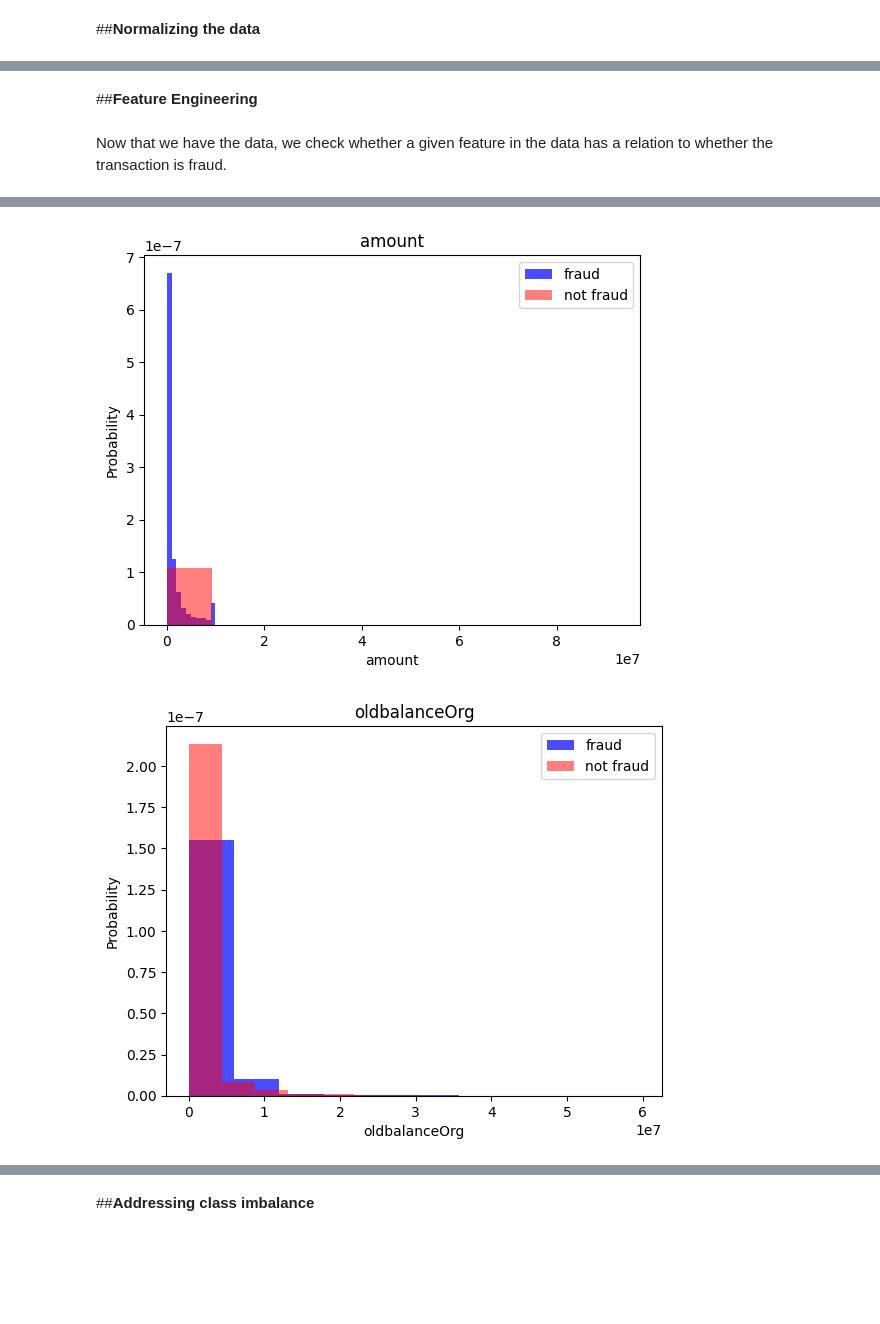
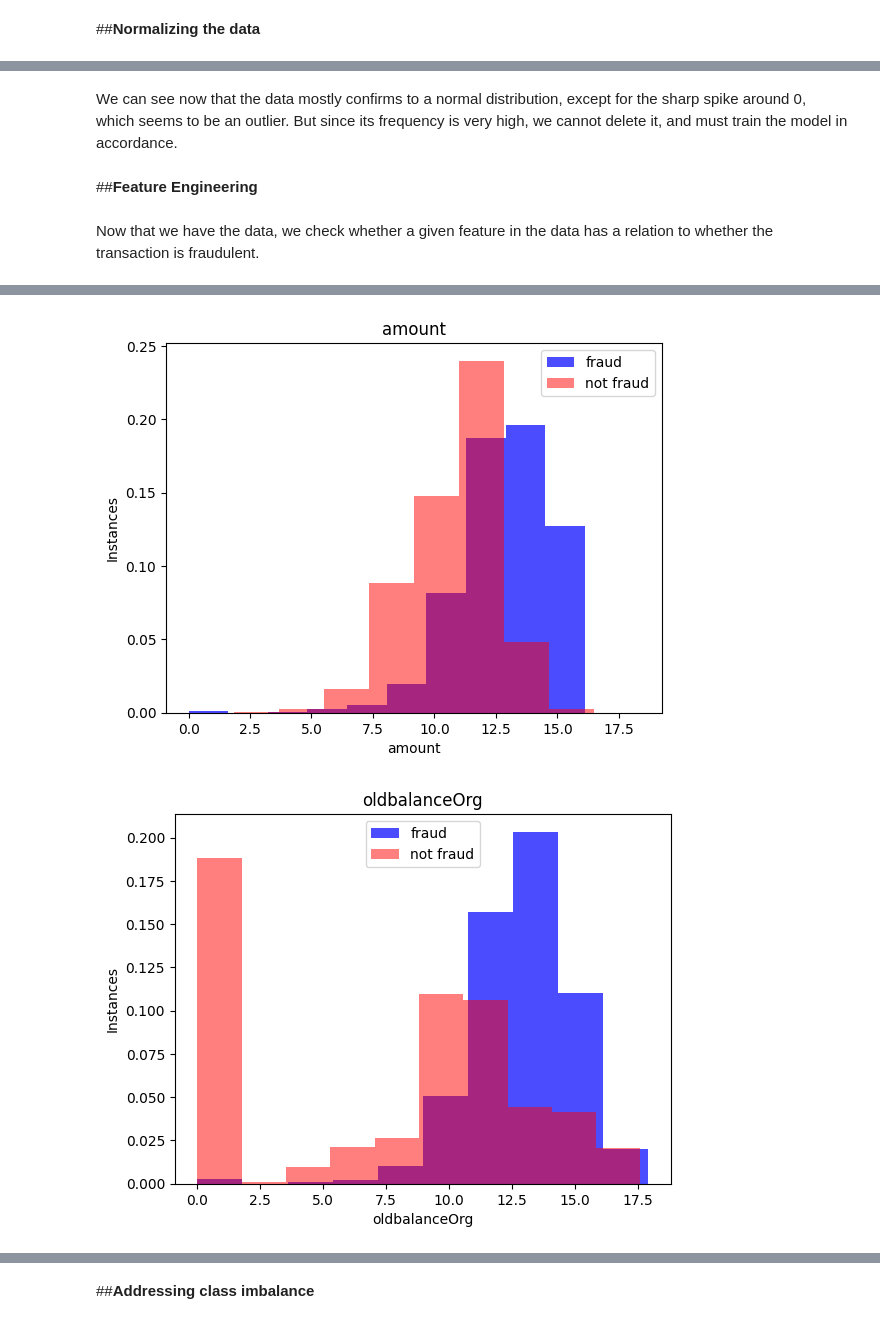
Before and after one commit to Priyesha710/summer-of-code-2024, a Jupyter notebook: Week1/Fraud_Detection.ipynb, the cells around one changed output, grey strips where cells are left out. Saved outputs shown, nothing was run; the diff lists cells and outputs as text; code cells hidden in the pictures; blank space fills up the shorter version.

```diff
--- a/Week1/Fraud_Detection.ipynb
+++ b/Week1/Fraud_Detection.ipynb
@@ -74,0 +96,15 @@ dtype: int64
+# %%
+# Columns to normalize (adjust indices if needed)
+cols_to_normalize = [2,4,5,7,8]
+
+# Create a copy of the DataFrame to store normalized data
+df2 = df.copy()
+
+# Apply log scaling to specified columns
+for col_index in cols_to_normalize:
+    # Handle potential errors like log(0) or negative values
+    col_name = df.columns[col_index]
+    df2[col_name] = np.log1p(df[col_name]) # Use log1p to avoid log(0) error
+
+df = df2
+df.head()
@@ -75,14 +160,16 @@ dtype: int64
+# %% [markdown]
+We can see now that the data mostly confirms to a normal distribution, except for the sharp spike around 0, which seems to be an outlier. But since its frequency is very high, we cannot delete it, and must train the model in accordance.
 # %% [markdown]
 ##**Feature Engineering**
 # %% [markdown]
-Now that we have the data, we check whether a given feature in the data has a relation to whether the transaction is fraud.
+Now that we have the data, we check whether a given feature in the data has a relation to whether the transaction is fraudulent.
 # %%
 cols = [df.columns[1],df.columns[2],df.columns[4],df.columns[5],df.columns[7],df.columns[8]]
 for label in cols:
   plt.hist(df[df["isFraud"]==1][label], color = 'blue', label = 'fraud',alpha = 0.7,density=True)
   plt.hist(df[df["isFraud"]==0][label], color = 'red', label = 'not fraud',alpha = 0.5,density=True)
   plt.title(label)
-  plt.ylabel("Probability")
+  plt.ylabel("Instances")
   plt.xlabel(label)
   plt.legend()
   plt.show()
@@ -91,2 +178,2 @@ for label in cols:
-[figure, old version]
+[figure, new version]
-[figure, old version]
+[figure, new version]
```
Also changed, not shown: parts of 5 cells of this notebook.
